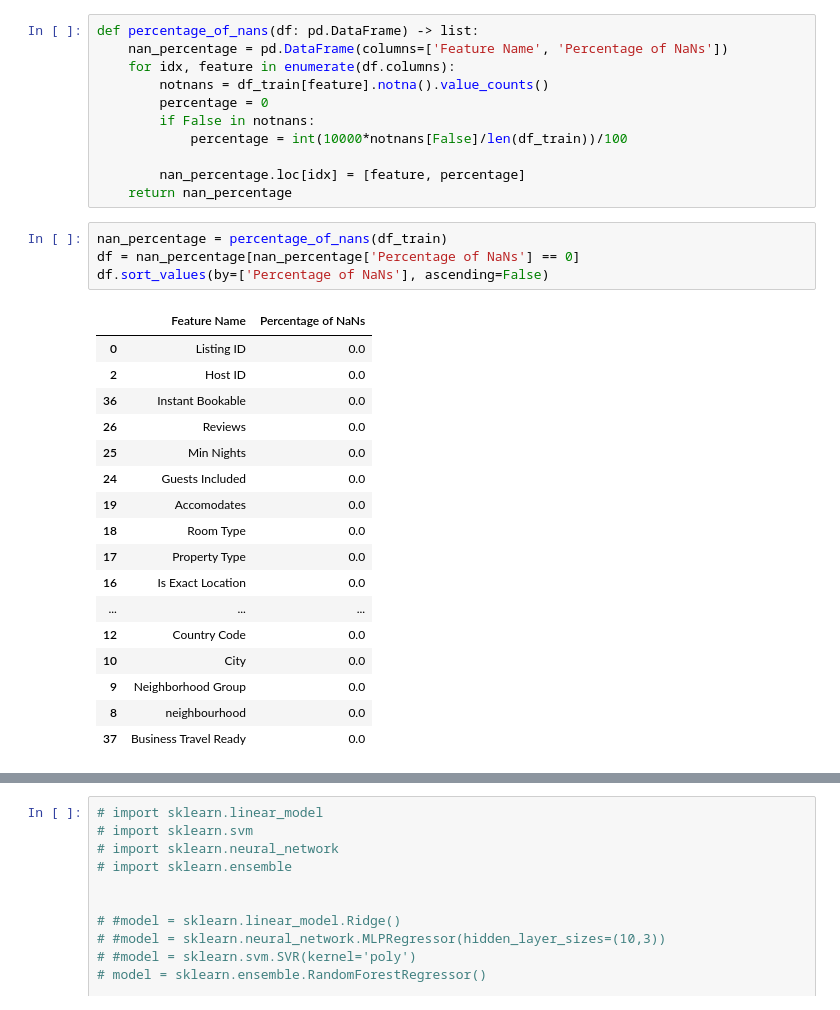
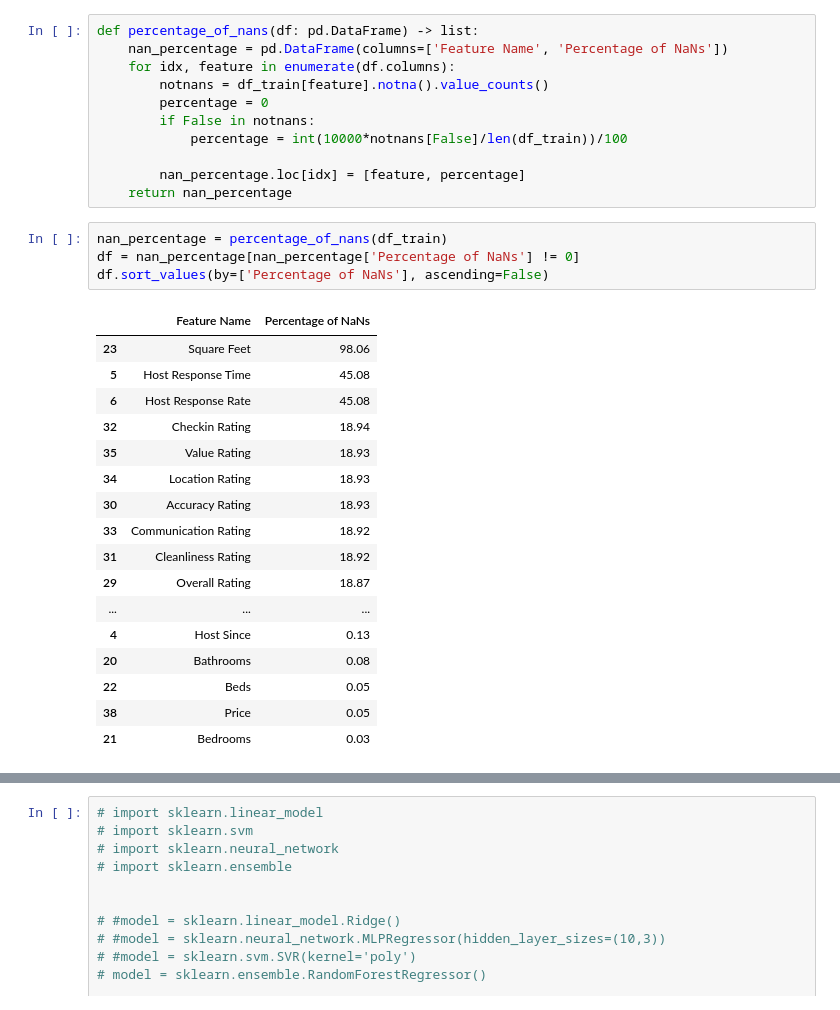
Before and after one commit to jose-melo/airbnb-berlin-price, a Jupyter notebook: src/berlin.ipynb, the cells around one changed output, grey strips where cells are left out. Drawn from its saved outputs; the diff is of its cells as text.

```diff
--- a/src/berlin.ipynb
+++ b/src/berlin.ipynb
@@ -43,23 +50,23 @@ def percentage_of_nans(df: pd.DataFrame) -> list:
     return nan_percentage
 # %%
 nan_percentage = percentage_of_nans(df_train)
-df = nan_percentage[nan_percentage['Percentage of NaNs'] == 0]
+df = nan_percentage[nan_percentage['Percentage of NaNs'] != 0]
 df.sort_values(by=['Percentage of NaNs'], ascending=False)
 # %% [output]
 |  | Feature Name | Percentage of NaNs |
-| 0 | Listing ID | 0.0 |
-| 2 | Host ID | 0.0 |
-| 36 | Instant Bookable | 0.0 |
-| 26 | Reviews | 0.0 |
-| 25 | Min Nights | 0.0 |
-| 24 | Guests Included | 0.0 |
-| 19 | Accomodates | 0.0 |
-| 18 | Room Type | 0.0 |
-| 17 | Property Type | 0.0 |
-| 16 | Is Exact Location | 0.0 |
+| 23 | Square Feet | 98.06 |
+| 5 | Host Response Time | 45.08 |
+| 6 | Host Response Rate | 45.08 |
+| 32 | Checkin Rating | 18.94 |
+| 35 | Value Rating | 18.93 |
+| 34 | Location Rating | 18.93 |
+| 30 | Accuracy Rating | 18.93 |
+| 33 | Communication Rating | 18.92 |
+| 31 | Cleanliness Rating | 18.92 |
+| 29 | Overall Rating | 18.87 |
 | ... | ... | ... |
-| 12 | Country Code | 0.0 |
-| 10 | City | 0.0 |
-| 9 | Neighborhood Group | 0.0 |
-| 8 | neighbourhood | 0.0 |
-| 37 | Business Travel Ready | 0.0 |
+| 4 | Host Since | 0.13 |
+| 20 | Bathrooms | 0.08 |
+| 22 | Beds | 0.05 |
+| 38 | Price | 0.05 |
+| 21 | Bedrooms | 0.03 |
```
Also changed, not shown: parts of 22 cells of this notebook.
